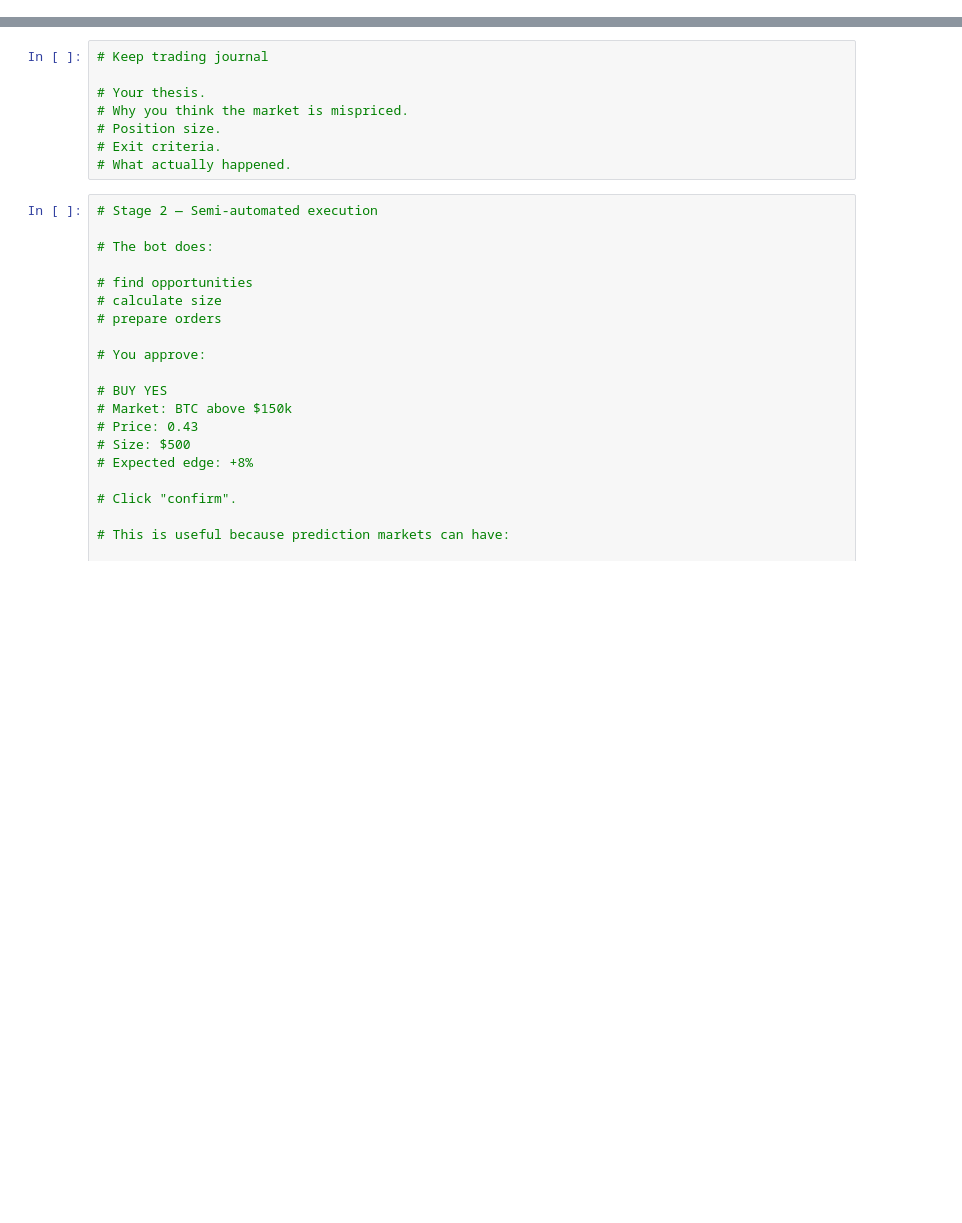
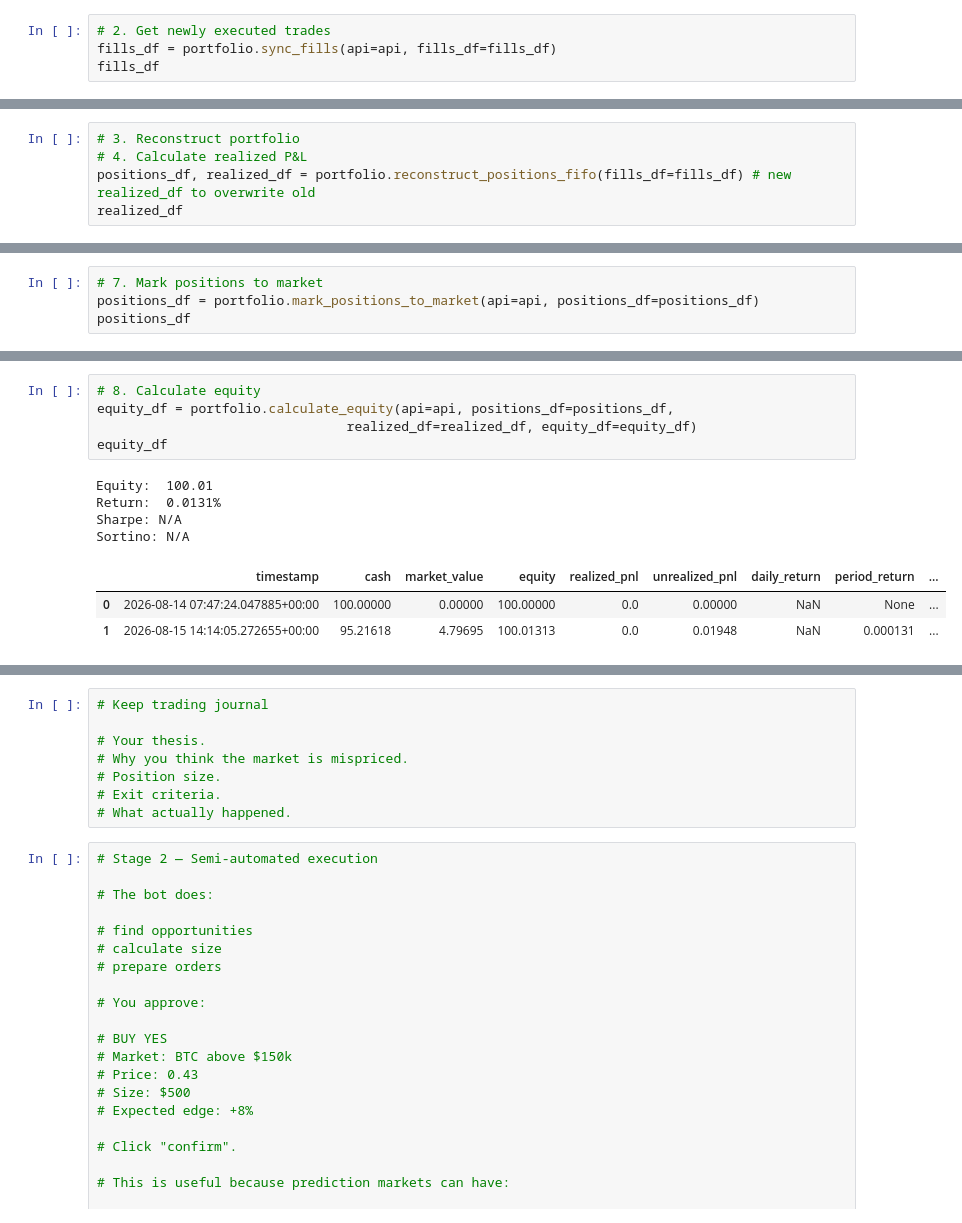
Before and after one commit to Briansim74/Prediction-Markets-Alpha, a Jupyter notebook: market.ipynb, the cells around one changed output, grey strips where cells are left out. Saved outputs shown, nothing was run; the diff lists cells and outputs as text; blank space fills up the shorter version.

```diff
--- a/market.ipynb
+++ b/market.ipynb
@@ -701,0 +51,4 @@ save df saved at:  data/orders.parquet
+# %%
+# 2. Get newly executed trades
+fills_df = portfolio.sync_fills(api=api, fills_df=fills_df)
+fills_df
@@ -701,0 +58,5 @@ save df saved at:  data/orders.parquet
+# %%
+# 3. Reconstruct portfolio
+# 4. Calculate realized P&L
+positions_df, realized_df = portfolio.reconstruct_positions_fifo(fills_df=fills_df) # new realized_df to overwrite old
+realized_df
@@ -701,0 +78,4 @@ save df saved at:  data/orders.parquet
+# %%
+# 7. Mark positions to market
+positions_df = portfolio.mark_positions_to_market(api=api, positions_df=positions_df)
+positions_df
@@ -701,0 +85,13 @@ save df saved at:  data/orders.parquet
+# %%
+# 8. Calculate equity
+equity_df = portfolio.calculate_equity(api=api, positions_df=positions_df,
+                                realized_df=realized_df, equity_df=equity_df)
+equity_df
+# %% [output]
+Equity:  100.01
+Return:  0.0131%
+Sharpe: N/A
+Sortino: N/A
+|  | timestamp | cash | market_value | equity | realized_pnl | unrealized_pnl | daily_return | period_return | ... |
+| 0 | 2026-08-14 07:47:24.047885+00:00 | 100.00000 | 0.00000 | 100.00000 | 0.0 | 0.00000 | NaN | None | ... |
+| 1 | 2026-08-15 14:14:05.272655+00:00 | 95.21618 | 4.79695 | 100.01313 | 0.0 | 0.01948 | NaN | 0.000131 | ... |
```
Also changed, not shown: parts of 48 cells of this notebook, 17 other files.
